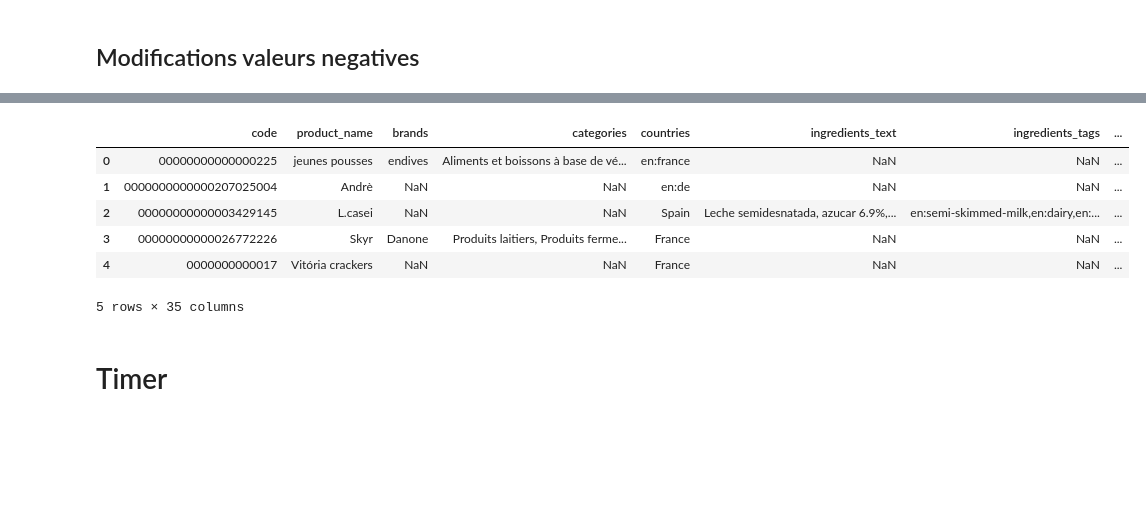
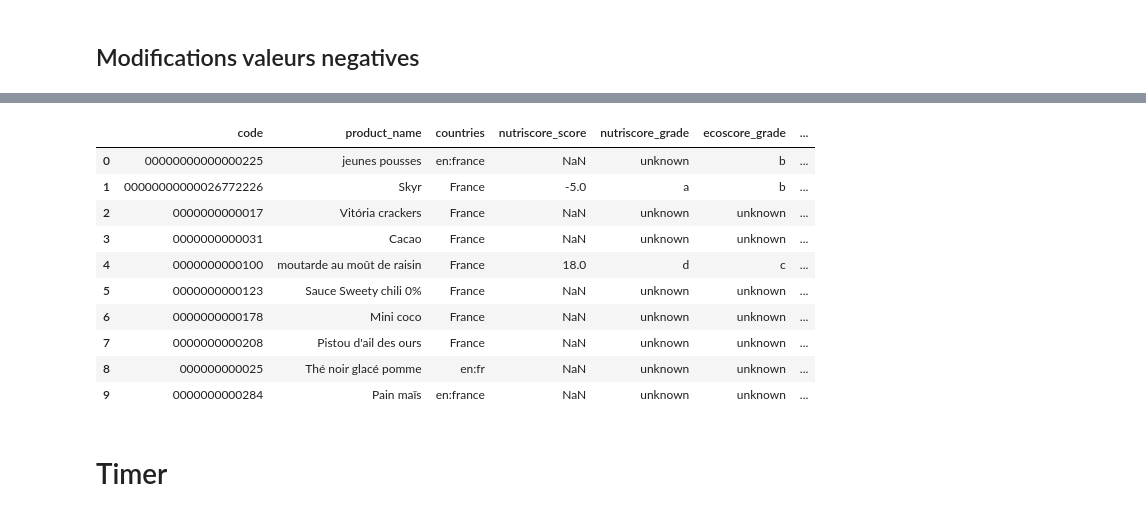
Before and after one commit to Ranack/Datafood, a Jupyter notebook: Foodfact.ipynb, the cells around one changed output, grey strips where cells are left out. Cells and saved outputs as stored; diff of their text form; code cells hidden in the pictures; blank space fills up the shorter version.

```diff
--- a/Foodfact.ipynb
+++ b/Foodfact.ipynb
@@ -456,24 +506,12 @@ columns_to_check = [
     'sugars_100g', 'fiber_100g', 'proteins_100g', 'salt_100g'
 ]
 
-# Vérifier, compter et afficher les valeurs négatives
-negative_values = {}
+# Supprimer les lignes avec des valeurs négatives dans les colonnes spécifiées
+for column in columns_to_check:
+    df = df[df[column] >= 0]
 
-for column in columns_to_check:
-    negative_rows = df[df[column] < 0]
-    count_negatives = negative_rows.shape[0]
-    if count_negatives > 0:
-        negative_values[column] = count_negatives
-        print(f"Colonne '{column}':")
-        print(negative_rows[['product_name', column]])
-        print(f"Nombre de valeurs négatives dans '{column}': {count_negatives}")
-        print()
-
-# Convertir les valeurs négatives en valeurs positives dans le DataFrame principal
-df[columns_to_check] = df[columns_to_check].abs()
-
-# Afficher le résumé des valeurs négatives
-print("\nRésumé des valeurs négatives converties :")
+# Afficher le résumé des valeurs négatives supprimées
+print("\nRésumé des lignes supprimées contenant des valeurs négatives :")
 for column, count in negative_values.items():
-    print(f"Colonne '{column}': {count} valeurs négatives converties en positives")
+    print(f"Colonne '{column}': {count} lignes supprimées contenant des valeurs négatives")
 # %% [output]
@@ -496,0 +526,12 @@ Colonne 'salt_100g': 5699 valeurs négatives converties en positives
+# %%
+# Convertir la colonne 'energy-kcal_100g' en numérique
+df['energy-kcal_100g'] = pd.to_numeric(df['energy-kcal_100g'], errors='coerce')
+
+# Vérifier, compter et afficher les lignes où la valeur est supérieure à 900
+column_to_check = 'energy-kcal_100g'
+high_energy_rows = df[df[column_to_check] > 900]
+count_high_energy = high_energy_rows.shape[0]
+
+print(f"Nombre de lignes où '{column_to_check}' est supérieur à 900 : {count_high_energy}")
+print("Lignes correspondantes :")
+print(high_energy_rows)
@@ -497,13 +556,17 @@ Colonne 'salt_100g': 5699 valeurs négatives converties en positives
 # %%
-df.head(5)
+df.head(10)
 # %% [output]
-|  | code | product_name | brands | categories | countries | ingredients_text | ingredients_tags | ... |
-| 0 | 00000000000000225 | jeunes pousses | endives | Aliments et boissons à base de vé... | en:france | NaN | NaN | ... |
-| 1 | 0000000000000207025004 | Andrè | NaN | NaN | en:de | NaN | NaN | ... |
-| 2 | 00000000000003429145 | L.casei | NaN | NaN | Spain | Leche semidesnatada, azucar 6.9%,... | en:semi-skimmed-milk,en:dairy,en:... | ... |
-| 3 | 00000000000026772226 | Skyr | Danone | Produits laitiers, Produits ferme... | France | NaN | NaN | ... |
-| 4 | 0000000000017 | Vitória crackers | NaN | NaN | France | NaN | NaN | ... |
+|  | code | product_name | countries | nutriscore_score | nutriscore_grade | ecoscore_grade | ... |
+| 0 | 00000000000000225 | jeunes pousses | en:france | NaN | unknown | b | ... |
+| 1 | 00000000000026772226 | Skyr | France | -5.0 | a | b | ... |
+| 2 | 0000000000017 | Vitória crackers | France | NaN | unknown | unknown | ... |
+| 3 | 0000000000031 | Cacao | France | NaN | unknown | unknown | ... |
+| 4 | 0000000000100 | moutarde au moût de raisin | France | 18.0 | d | c | ... |
+| 5 | 0000000000123 | Sauce Sweety chili 0% | France | NaN | unknown | unknown | ... |
+| 6 | 0000000000178 | Mini coco | France | NaN | unknown | unknown | ... |
+| 7 | 0000000000208 | Pistou d'ail des ours | France | NaN | unknown | unknown | ... |
+| 8 | 000000000025 | Thé noir glacé pomme | en:fr | NaN | unknown | unknown | ... |
+| 9 | 0000000000284 | Pain maïs | en:france | NaN | unknown | unknown | ... |
-5 rows × 35 columns
 # %% [markdown]
 # Timer
 # %%
```
Also changed, not shown: parts of 24 cells of this notebook.
